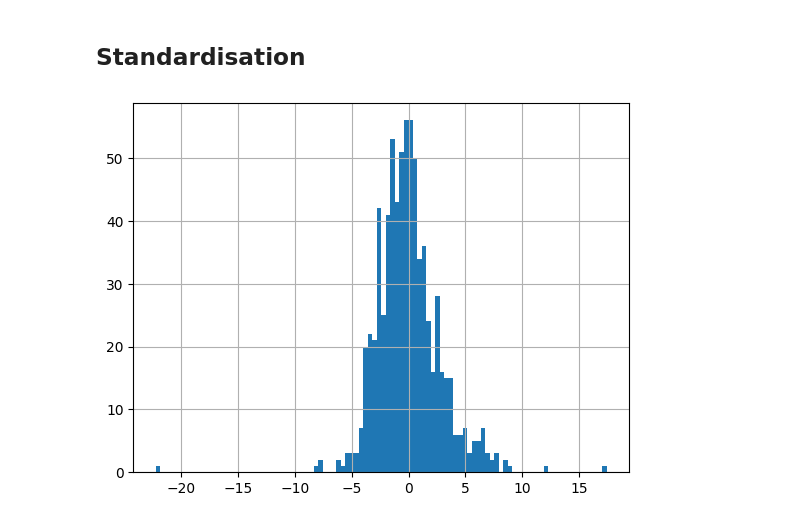
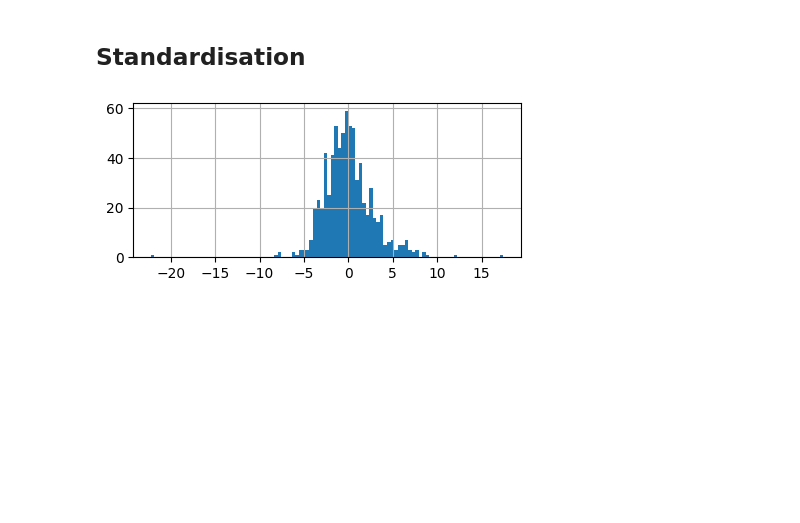
Before and after one commit to humaniverse/loneliness, a Jupyter notebook: inst/python/notebooks/clinical-scotland-2022.ipynb, the cells around one changed output. Saved outputs shown, nothing was run; the diff lists cells and outputs as text; code cells hidden in the pictures; blank space fills up the shorter version.

Commit message:
Updated processing notebooks for scotland GP and MSOA csv files

```diff
--- a/inst/python/notebooks/clinical-scotland-2022.ipynb
+++ b/inst/python/notebooks/clinical-scotland-2022.ipynb
@@ -8,11 +11,11 @@ import matplotlib.pyplot as plt
 import scipy.stats as stats
 # %%
 # Path to files
-path = "data-raw/Scotland/"
+path = "../../extdata/"
 # %% [markdown]
 # Read drug data
 # %%
-# Get drug data (NB some drugs duplicated for illnesses)
-drug_data = pd.read_csv("drug_list.csv")
+# Get loneliness related conditions and medication data
+drug_data = pd.read_csv(path + "drug_list.csv")
 # %% [markdown]
 # Process Prescribing Data
@@ -214,4 +228,4 @@ data = pd.read_csv(path + "processed_data_with_postcode.csv", index_col=0)
 # %%
-data = data.drop(columns = ['Date','HBT','Postcode','GPPractice'])
-data
+data = data.drop(columns = ['Postcode','GPPractice', 'BNFItemDescription'])
+data.head(2)
 # %% [output]
@@ -237,9 +253,6 @@ target_cols = perc_cols + '_perc'
 
 # Percentages for discrete illness groups out of total drugs prescribed
 data[target_cols] = data[perc_cols].divide(data[col_items], axis=0) * 100
-
-# Overall percentage for loneliness realted disease prescribing out of total drugs prescribed
-data['loneliness_perc'] = data['loneliness'].divide(data[col_items], axis=0) * 100
 # %%
 data.head(3)
 # %% [output]
@@ -269,6 +282,6 @@ data['loneliness_zscore'] = data[[ 'depressionzscore', 'alzheimerszscore',
        'cardiovascular diseasezscore', 'insomniazscore', 'addictionzscore',
        'social anxietyzscore']].sum(axis=1)
 # %%
-data.loneliness_zscore.hist(bins=100);
+data.loneliness_zscore.hist(bins=100, figsize = (5,2));
 # %% [output]
-[figure, old version]
+[figure, new version]
```
Also changed, not shown: parts of 38 cells of this notebook, 4 other files.
